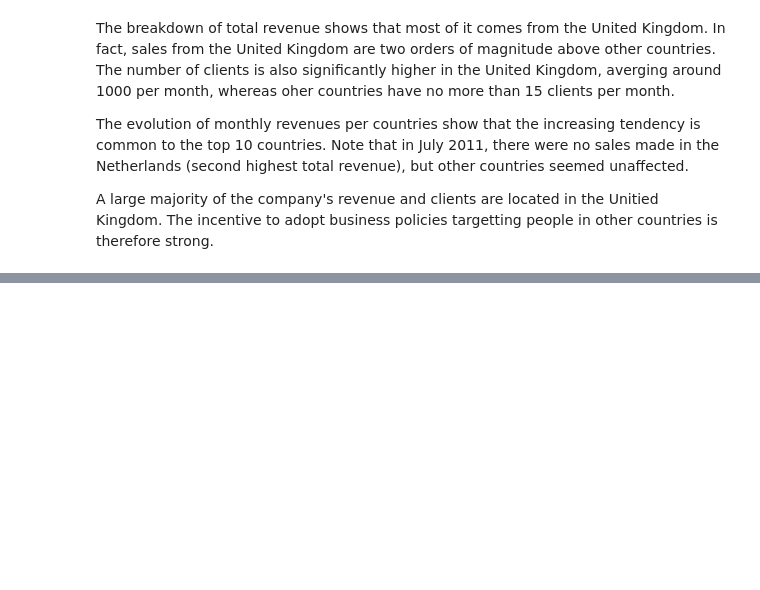
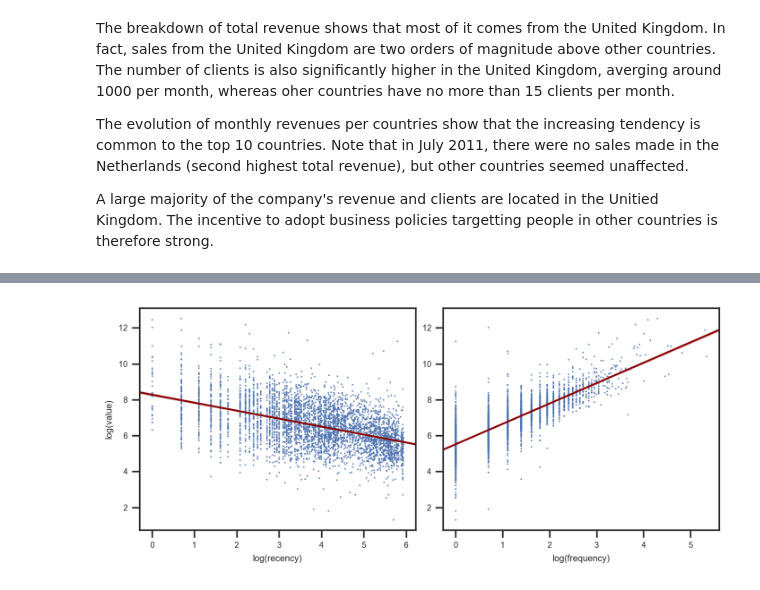
Before and after one commit to maximemarin/DA_notebook, a Jupyter notebook: Customer_seg.ipynb, the cells around one changed output, grey strips where cells are left out. Saved outputs shown, nothing was run; the diff lists cells and outputs as text; code cells hidden in the pictures; blank space fills up the shorter version.

```diff
--- a/Customer_seg.ipynb
+++ b/Customer_seg.ipynb
@@ -238,0 +293,5 @@ The use of cluster blahbliblou
+# %%
+customer_data_log = np.log(customer_data)
+scaler = preprocessing.StandardScaler().fit(customer_data_log)
+data_scaled = scaler.transform(customer_data_log)
+pd.DataFrame(data_scaled,columns = ['recency','frequency','value']).describe()
@@ -238,0 +308,11 @@ The use of cluster blahbliblou
+# %%
+sns.set(style="ticks",font_scale = .6)
+fig, axe = plt.subplots(1,2,figsize=(7,3), dpi=200)
+sns.regplot(x = 'recency',y = 'value',data = customer_data_log,ax=axe[0],scatter_kws={'s':1,'linewidth':.3},line_kws={'linewidth':1.5,'color':'darkred'},ci = 95,truncate=False)
+sns.regplot(x = 'frequency',y = 'value',data = customer_data_log,ax=axe[1],scatter_kws={'s':1,'linewidth':.3},line_kws={'linewidth':1.5,'color':'darkred'},ci = 95,truncate=False)
+axe[1].set(ylabel = '',xlabel = 'log(frequency)')
+axe[0].set(ylabel = 'log(value)',xlabel = 'log(recency)')
+
+fig.tight_layout(pad =0.75)
+# %% [output]
+[figure, added]
```
Also changed, not shown: parts of 12 cells of this notebook.
